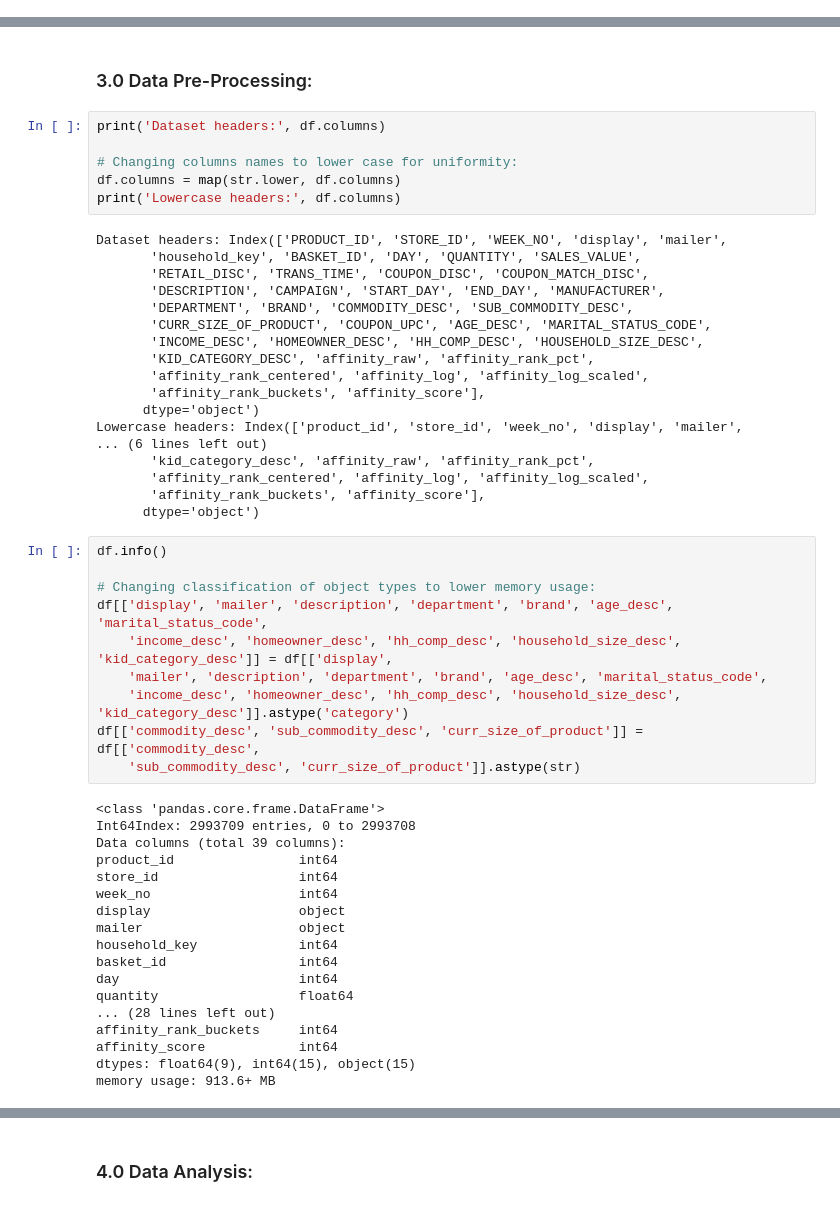
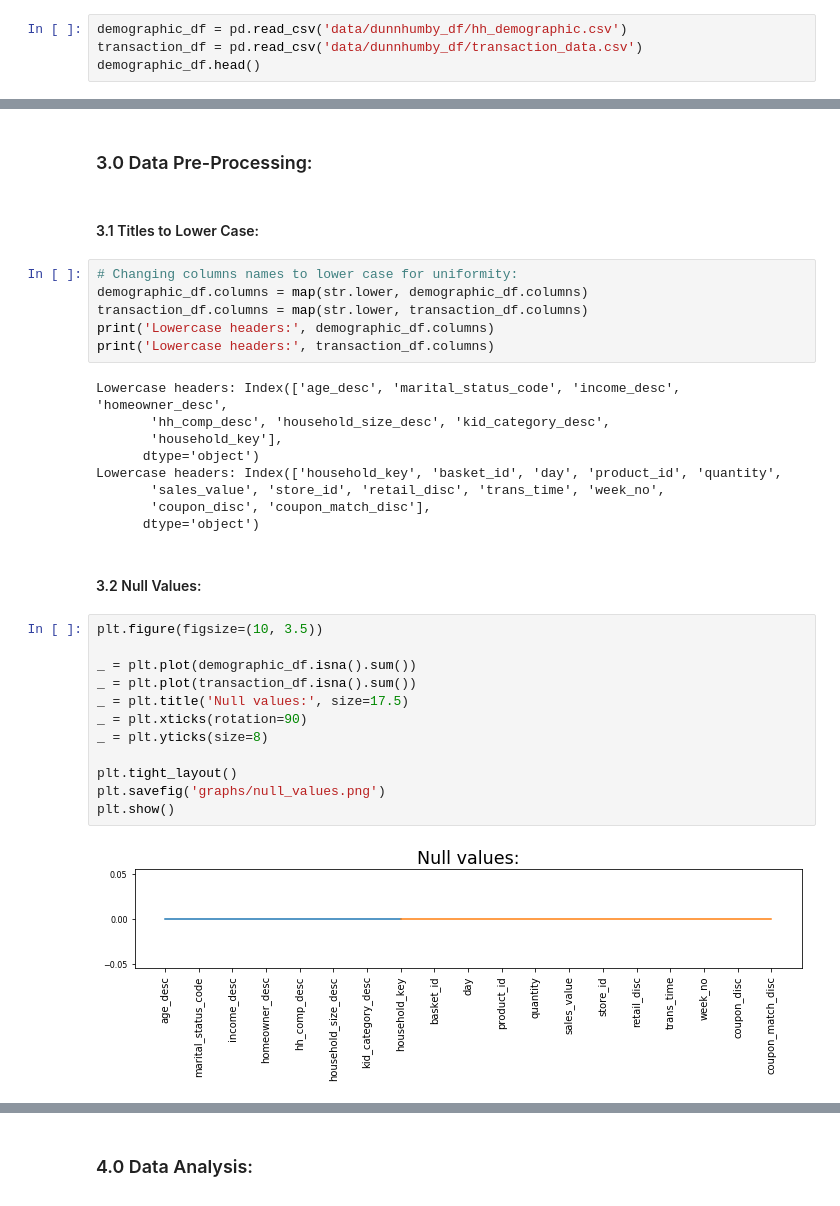
Before and after one commit to CJL89/Cold-Starter-Analysis, a Jupyter notebook: Cold_Starters_Data_Cleaning.ipynb, the cells around one changed output, grey strips where cells are left out. Drawn from its saved outputs; the diff is of its cells as text.

Commit message:
Update Cold_Starters_Data_Cleaning.ipynb
Reducing the DF

```diff
--- a/Cold_Starters_Data_Cleaning.ipynb
+++ b/Cold_Starters_Data_Cleaning.ipynb
@@ -28,0 +23,4 @@ df.head()
+# %%
+demographic_df = pd.read_csv('data/dunnhumby_df/hh_demographic.csv')
+transaction_df = pd.read_csv('data/dunnhumby_df/transaction_data.csv')
+demographic_df.head()
@@ -29,54 +65,35 @@ df.head()
 # %% [markdown]
 ### 3.0 Data Pre-Processing:
+# %% [markdown]
+#### 3.1 Titles to Lower Case:
 # %%
-print('Dataset headers:', df.columns)
-
 # Changing columns names to lower case for uniformity:
-df.columns = map(str.lower, df.columns)
-print('Lowercase headers:', df.columns)
+demographic_df.columns = map(str.lower, demographic_df.columns)
+transaction_df.columns = map(str.lower, transaction_df.columns)
+print('Lowercase headers:', demographic_df.columns)
+print('Lowercase headers:', transaction_df.columns)
 # %% [output]
-Dataset headers: Index(['PRODUCT_ID', 'STORE_ID', 'WEEK_NO', 'display', 'mailer',
-       'household_key', 'BASKET_ID', 'DAY', 'QUANTITY', 'SALES_VALUE',
-       'RETAIL_DISC', 'TRANS_TIME', 'COUPON_DISC', 'COUPON_MATCH_DISC',
-       'DESCRIPTION', 'CAMPAIGN', 'START_DAY', 'END_DAY', 'MANUFACTURER',
-       'DEPARTMENT', 'BRAND', 'COMMODITY_DESC', 'SUB_COMMODITY_DESC',
-       'CURR_SIZE_OF_PRODUCT', 'COUPON_UPC', 'AGE_DESC', 'MARITAL_STATUS_CODE',
-       'INCOME_DESC', 'HOMEOWNER_DESC', 'HH_COMP_DESC', 'HOUSEHOLD_SIZE_DESC',
-       'KID_CATEGORY_DESC', 'affinity_raw', 'affinity_rank_pct',
-       'affinity_rank_centered', 'affinity_log', 'affinity_log_scaled',
-       'affinity_rank_buckets', 'affinity_score'],
+Lowercase headers: Index(['age_desc', 'marital_status_code', 'income_desc', 'homeowner_desc',
+       'hh_comp_desc', 'household_size_desc', 'kid_category_desc',
+       'household_key'],
       dtype='object')
-Lowercase headers: Index(['product_id', 'store_id', 'week_no', 'display', 'mailer',
-... (6 lines left out)
-       'kid_category_desc', 'affinity_raw', 'affinity_rank_pct',
-       'affinity_rank_centered', 'affinity_log', 'affinity_log_scaled',
-       'affinity_rank_buckets', 'affinity_score'],
+Lowercase headers: Index(['household_key', 'basket_id', 'day', 'product_id', 'quantity',
+       'sales_value', 'store_id', 'retail_disc', 'trans_time', 'week_no',
+       'coupon_disc', 'coupon_match_disc'],
       dtype='object')
-# %%
-df.info()
-
-# Changing classification of object types to lower memory usage:
-df[['display', 'mailer', 'description', 'department', 'brand', 'age_desc', 'marital_status_code',
-    'income_desc', 'homeowner_desc', 'hh_comp_desc', 'household_size_desc', 'kid_category_desc']] = df[['display',
-    'mailer', 'description', 'department', 'brand', 'age_desc', 'marital_status_code',
-    'income_desc', 'homeowner_desc', 'hh_comp_desc', 'household_size_desc', 'kid_category_desc']].astype('category')
-df[['commodity_desc', 'sub_commodity_desc', 'curr_size_of_product']] = df[['commodity_desc',
-    'sub_commodity_desc', 'curr_size_of_product']].astype(str)
-# %% [output]
-<class 'pandas.core.frame.DataFrame'>
-Int64Index: 2993709 entries, 0 to 2993708
-Data columns (total 39 columns):
-product_id                int64
-store_id                  int64
-week_no                   int64
-display                   object
-mailer                    object
-household_key             int64
-basket_id                 int64
-day                       int64
-quantity                  float64
-... (28 lines left out)
-affinity_rank_buckets     int64
-affinity_score            int64
-dtypes: float64(9), int64(15), object(15)
-memory usage: 913.6+ MB
+# %% [markdown]
+#### 3.2 Null Values:
+# %%
+plt.figure(figsize=(10, 3.5))
+
+_ = plt.plot(demographic_df.isna().sum())
+_ = plt.plot(transaction_df.isna().sum())
+_ = plt.title('Null values:', size=17.5)
+_ = plt.xticks(rotation=90)
+_ = plt.yticks(size=8)
+
+plt.tight_layout()
+plt.savefig('graphs/null_values.png')
+plt.show()
+# %% [output]
+[figure, added]
```
Also changed, not shown: parts of 21 cells of this notebook.
